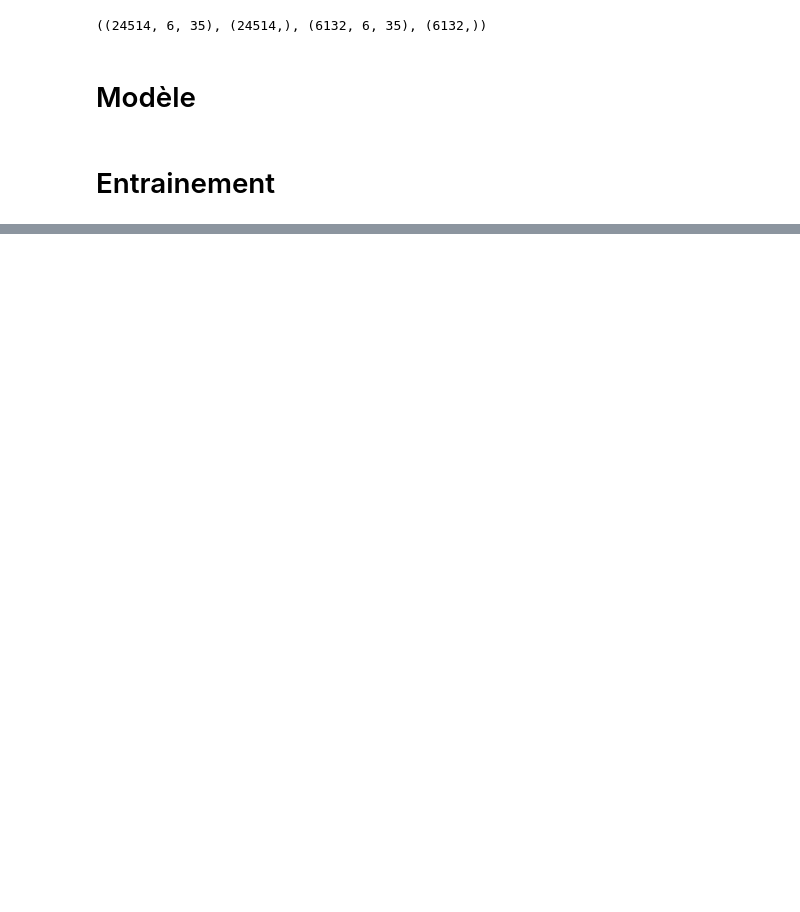
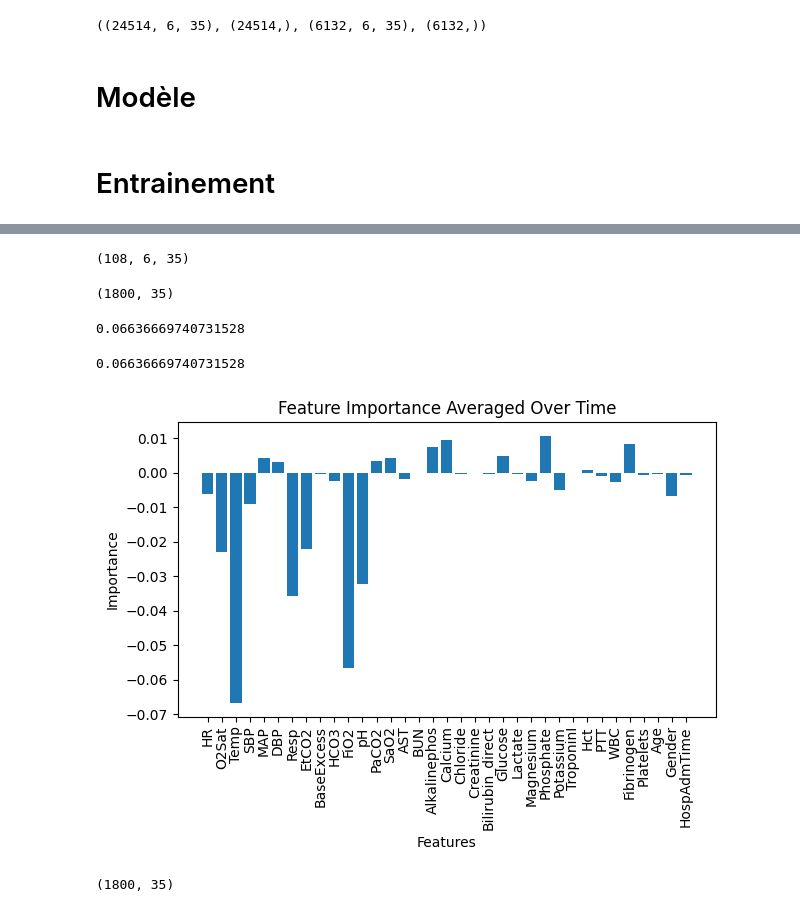
Before and after one commit to DaAdri/sepsis_prediction, a Jupyter notebook: LSTM_model.ipynb, the cells around one changed output, grey strips where cells are left out. Cells and saved outputs as stored; diff of their text form; code cells hidden in the pictures; blank space fills up the shorter version.

```diff
--- a/LSTM_model.ipynb
+++ b/LSTM_model.ipynb
@@ -127,0 +187,17 @@ AUROC: 0.8430
+# %%
+import shap
+import numpy as np
+
+# Explain the model predictions
+# Use a small subset of the training data as the background dataset
+background_data = normalize_sequences_train[:1000]  # Example: Take the first 100 samples as background
+
+# SHAP deeep explainer
+e = shap.DeepExplainer(model_1, background_data)
+# %%
+
+# Choose a subset of the validation data to explain
+data_to_explain = normalize_sequences_test[:300]
+
+# Compute SHAP values
+shap_values_all = np.array(e.shap_values(data_to_explain)[0])
@@ -127,0 +223,47 @@ AUROC: 0.8430
+# %%
+features = [col for col in train_df.columns if col not in ['Patient_ID', 'Hour', 'SepsisLabel', 'will_have_sepsis']]
+# %%
+shap_values_sepsis_label.shape
+# %% [output]
+(108, 6, 35)
+# %%
+import matplotlib.pyplot as plt
+import numpy as np
+
+# Aggregate across features
+feature_importance_over_time = shap_values_all.reshape(-1, 35)
+
+feature_importance_over_time_sepsis_label = shap_values_sepsis_label.reshape(-1, 35)
+feature_importance_over_time_no_sepsis_label = shap_values_no_sepsis_label.reshape(-1, 35)
+feature_importance_over_time_sepsis_predicted = shap_values_sepsis_predicted.reshape(-1, 35)
+feature_importance_over_time_no_sepsis_predicted = shap_values_no_sepsis_predicted.reshape(-1, 35)
+# %%
+feature_importance_over_time.shape
+# %% [output]
+(1800, 35)
+# %%
+shap_values_sepsis_label[1][0][2]
+# %% [output]
+0.06636669740731528
+# %%
+feature_importance_over_time_sepsis_label[6][2]
+# %% [output]
+0.06636669740731528
+# %%
+import matplotlib.pyplot as plt
+
+for patient in feature_importance_over_time[:1]:
+	plt.bar(features, patient)
+
+	plt.xticks(rotation=90)  # Rotate x-axis labels vertically
+	plt.xlabel('Features')
+	plt.ylabel('Importance')
+	plt.title('Feature Importance Averaged Over Time')
+	plt.tight_layout()  # Ensure everything fits within the figure
+	plt.show()
+# %% [output]
+[figure, added]
+# %%
+feature_importance_over_time.shape
+# %% [output]
+(1800, 35)
```
Also changed, not shown: parts of 20 cells of this notebook, 1 other file.
